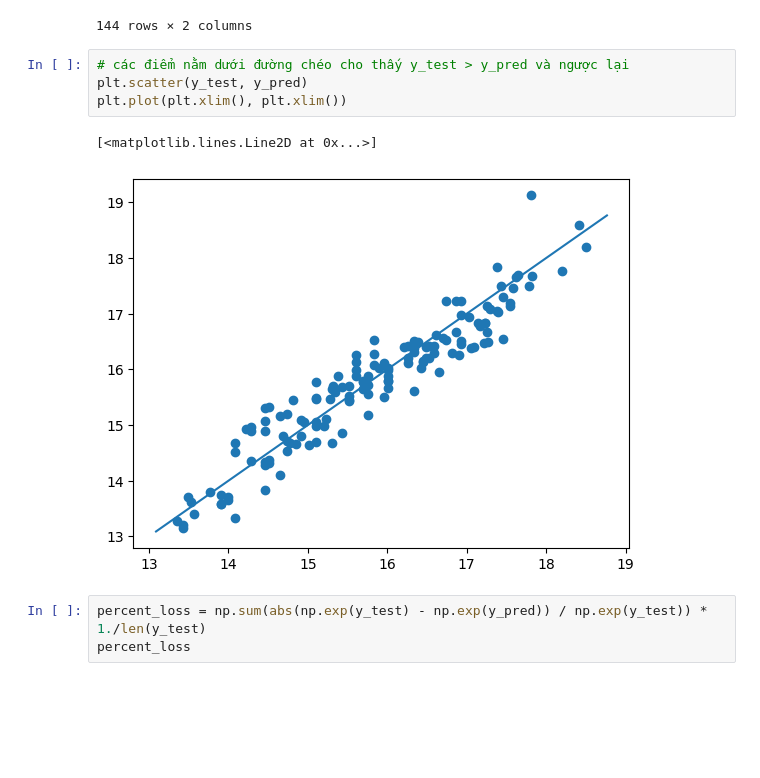
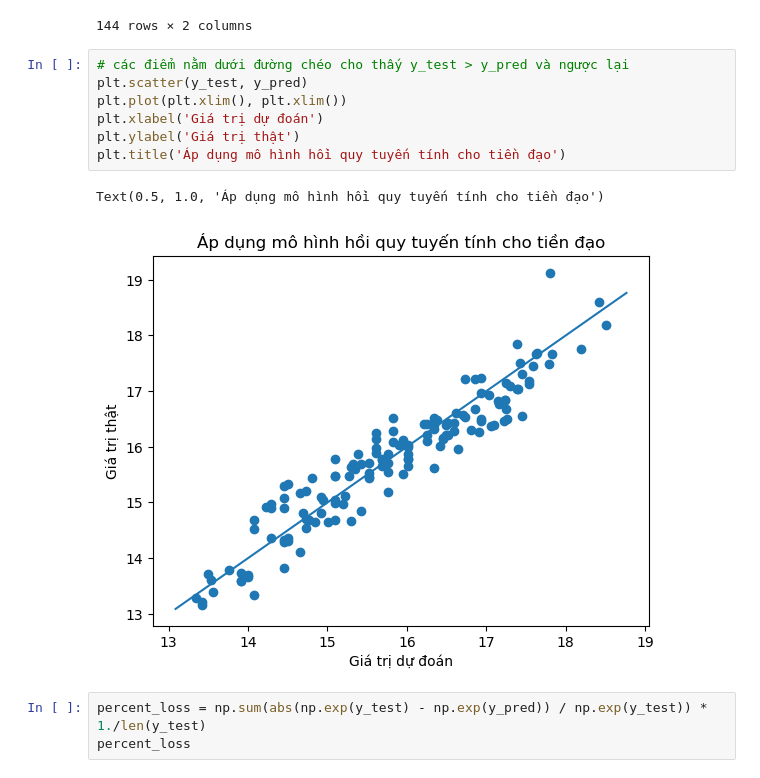
Before and after one commit to theWorstSolution/football-predictor, a Jupyter notebook: notebooks/attack_position.ipynb, the cells around one changed output. Saved outputs shown, nothing was run; the diff lists cells and outputs as text; blank space fills up the shorter version.

Commit message:
add detail final graph

```diff
--- a/notebooks/attack_position.ipynb
+++ b/notebooks/attack_position.ipynb
@@ -330,10 +330,13 @@ pd.DataFrame(zip(y_test, y_pred), columns=['target', 'predict'])
 # %%
 # các điểm nằm dưới đường chéo cho thấy y_test > y_pred và ngược lại
 plt.scatter(y_test, y_pred)
 plt.plot(plt.xlim(), plt.xlim())
+plt.xlabel('Giá trị dự đoán')
+plt.ylabel('Giá trị thật')
+plt.title('Áp dụng mô hình hồi quy tuyến tính cho tiền đạo')
 # %% [output]
-[<matplotlib.lines.Line2D at 0x...>]
+Text(0.5, 1.0, 'Áp dụng mô hình hồi quy tuyến tính cho tiền đạo')
-[figure, old version]
+[figure, new version]
 # %%
 percent_loss = np.sum(abs(np.exp(y_test) - np.exp(y_pred)) / np.exp(y_test)) * 1./len(y_test)
 percent_loss
```
Also changed, not shown: parts of 2 cells of this notebook, 3 other files.
